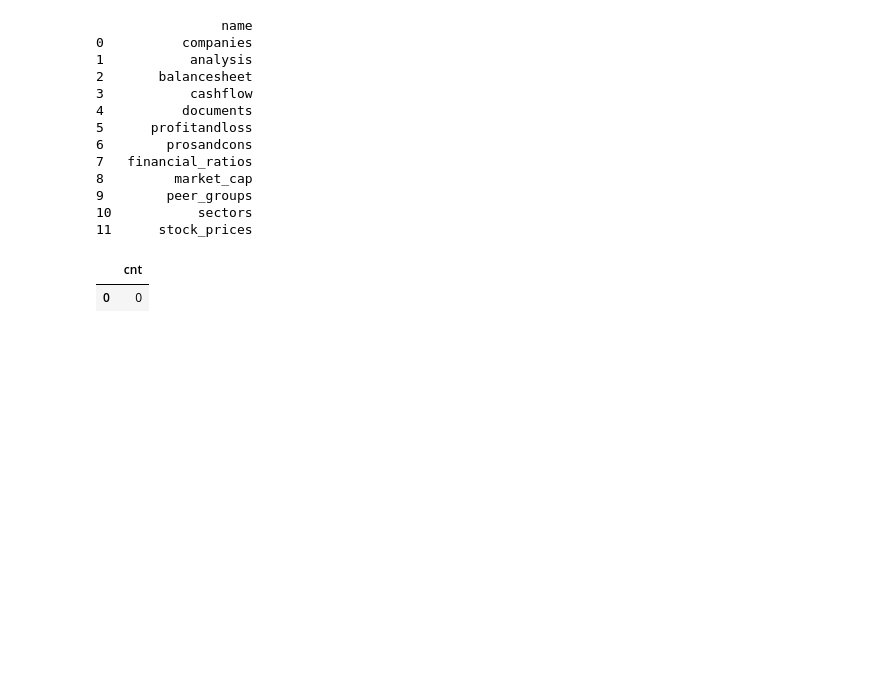
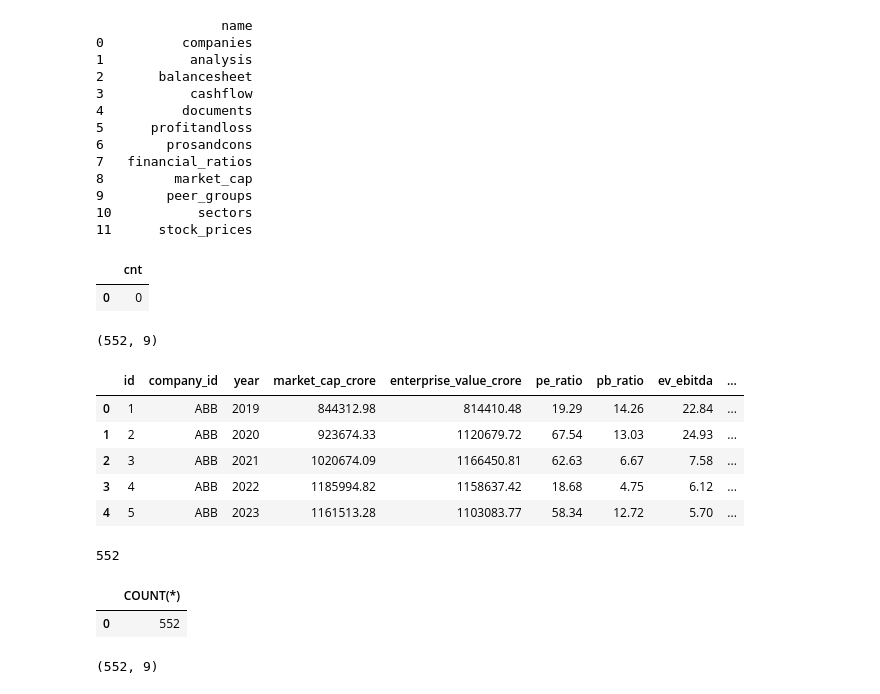
Before and after one commit to charan727/nifty100-etl, a Jupyter notebook: notebooks/eda.ipynb, the cells around one changed output. Drawn from its saved outputs; the diff is of its cells as text; code cells hidden in the pictures; blank space fills up the shorter version.

Commit message:
Completed Sprint 2 Financial Ratio Engine

```diff
--- a/notebooks/eda.ipynb
+++ b/notebooks/eda.ipynb
@@ -1273,3 +1273,49 @@ pd.read_sql("SELECT COUNT(*) AS cnt FROM market_cap", conn)
 # %% [output]
 |  | cnt |
 | 0 | 0 |
+# %%
+market_excel = pd.read_excel(
+    "../data/supporting/market_cap.xlsx",
+    header=0
+)
+
+print(market_excel.shape)
+market_excel.head()
+# %% [output]
+(552, 9)
+|  | id | company_id | year | market_cap_crore | enterprise_value_crore | pe_ratio | pb_ratio | ev_ebitda | ... |
+| 0 | 1 | ABB | 2019 | 844312.98 | 814410.48 | 19.29 | 14.26 | 22.84 | ... |
+| 1 | 2 | ABB | 2020 | 923674.33 | 1120679.72 | 67.54 | 13.03 | 24.93 | ... |
+| 2 | 3 | ABB | 2021 | 1020674.09 | 1166450.81 | 62.63 | 6.67 | 7.58 | ... |
+| 3 | 4 | ABB | 2022 | 1185994.82 | 1158637.42 | 18.68 | 4.75 | 6.12 | ... |
+| 4 | 5 | ABB | 2023 | 1161513.28 | 1103083.77 | 58.34 | 12.72 | 5.70 | ... |
+# %%
+import sqlite3
+import pandas as pd
+
+conn = sqlite3.connect("../db/nifty100.db")
+
+market = pd.read_excel("../data/supporting/market_cap.xlsx", header=0)
+
+market.to_sql(
+    "market_cap",
+    conn,
+    if_exists="append",
+    index=False
+)
+# %% [output]
+552
+# %%
+pd.read_sql("SELECT COUNT(*) FROM market_cap", conn)
+# %% [output]
+|  | COUNT(*) |
+| 0 | 552 |
+# %%
+market = pd.read_sql(
+    "SELECT * FROM market_cap",
+    conn
+)
+
+market.shape
+# %% [output]
+(552, 9)
```
Also changed, not shown: parts of 6 cells of this notebook, 11 other files.
